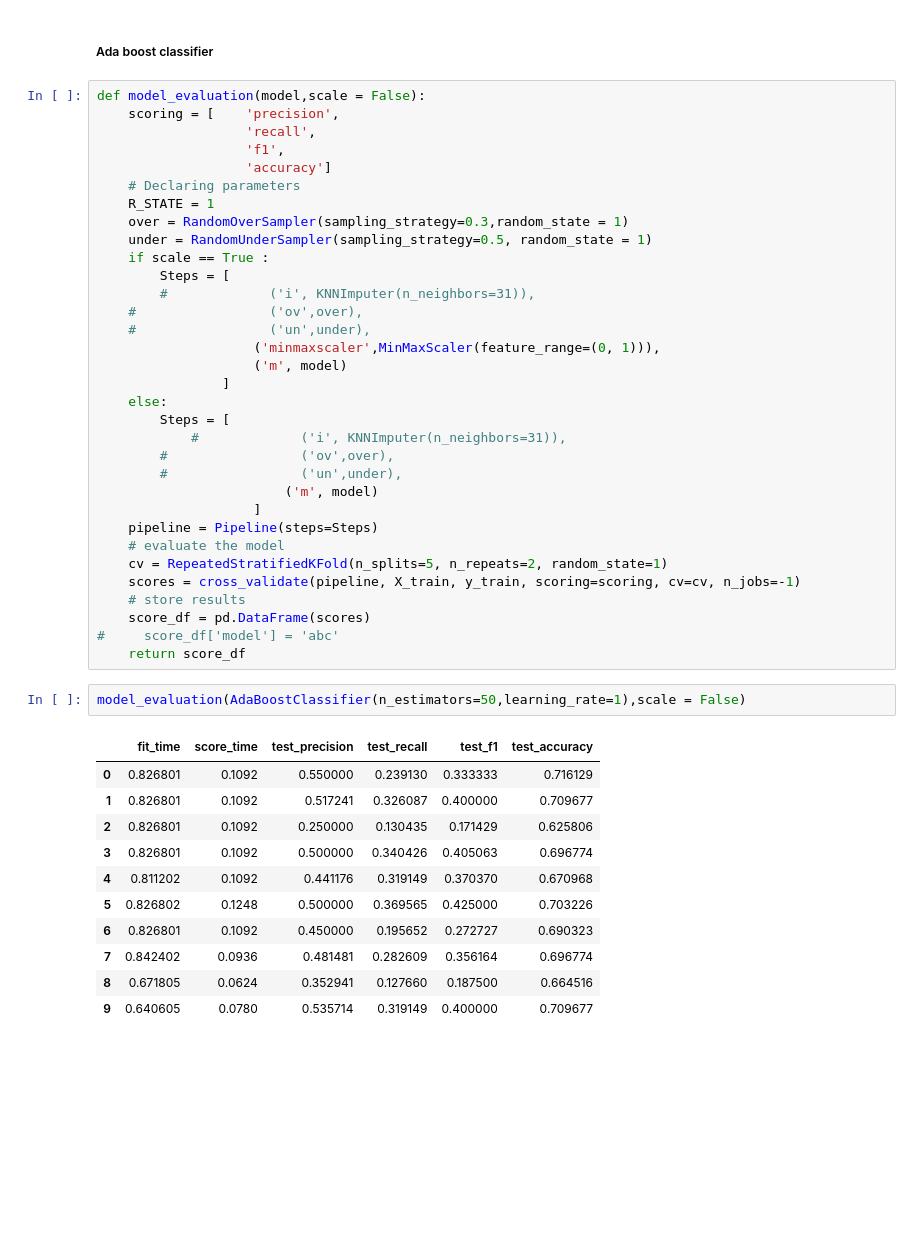
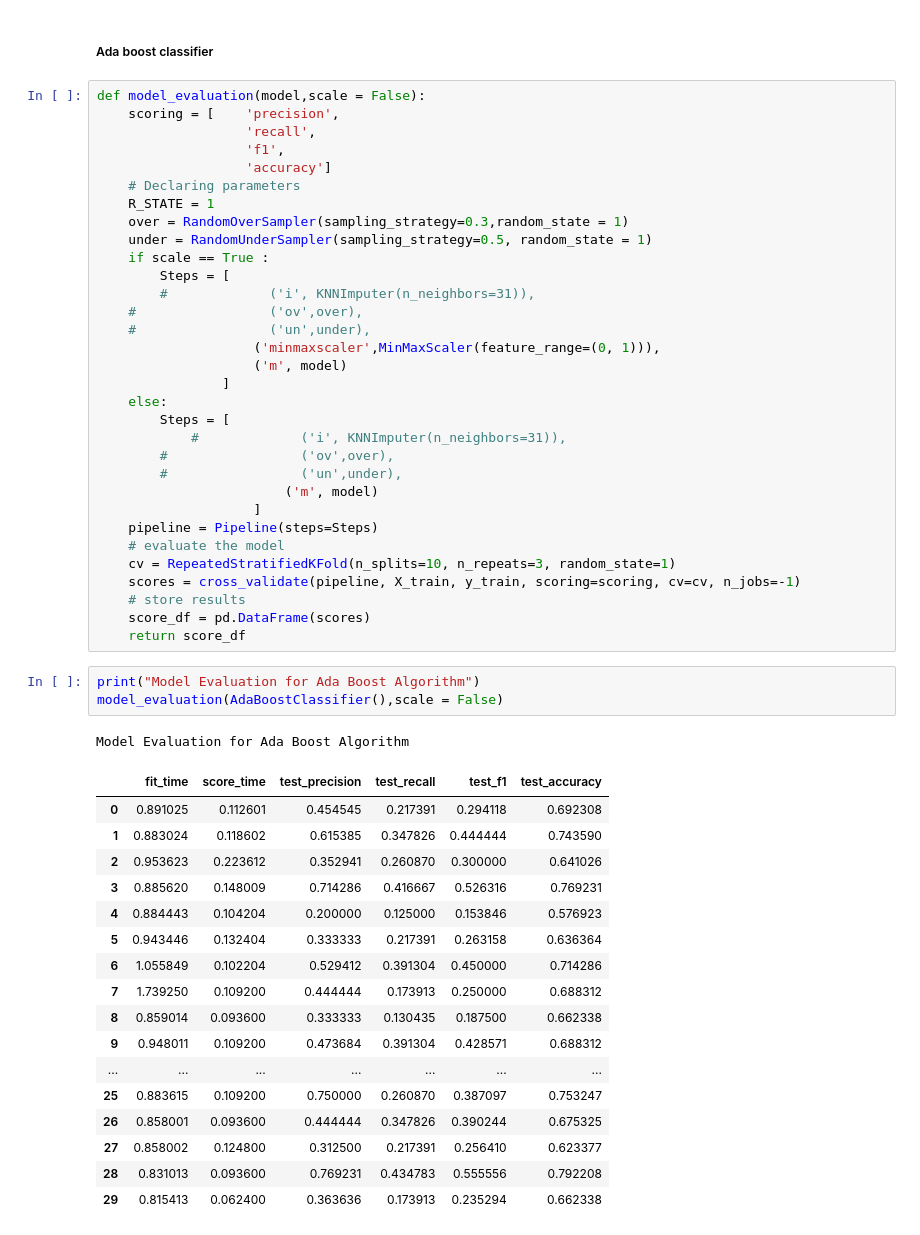
Before and after one commit to Alok2412/Direct-Marketing-Optimization, a Jupyter notebook: Propensity_Model_For_Consumer_Loan.ipynb, the cells around one changed output. Cells and saved outputs as stored; diff of their text form; blank space fills up the shorter version.

```diff
--- a/Propensity_Model_For_Consumer_Loan.ipynb
+++ b/Propensity_Model_For_Consumer_Loan.ipynb
@@ -350,23 +350,30 @@ def model_evaluation(model,scale = False):
                     ]
     pipeline = Pipeline(steps=Steps)
     # evaluate the model
-    cv = RepeatedStratifiedKFold(n_splits=5, n_repeats=2, random_state=1)
+    cv = RepeatedStratifiedKFold(n_splits=10, n_repeats=3, random_state=1)
     scores = cross_validate(pipeline, X_train, y_train, scoring=scoring, cv=cv, n_jobs=-1)
     # store results
     score_df = pd.DataFrame(scores)
-#     score_df['model'] = 'abc'
     return score_df
-# %%
-model_evaluation(AdaBoostClassifier(n_estimators=50,learning_rate=1),scale = False)
-# %% [output]
-|  | fit_time | score_time | test_precision | test_recall | test_f1 | test_accuracy |
-| 0 | 0.826801 | 0.1092 | 0.550000 | 0.239130 | 0.333333 | 0.716129 |
-| 1 | 0.826801 | 0.1092 | 0.517241 | 0.326087 | 0.400000 | 0.709677 |
-| 2 | 0.826801 | 0.1092 | 0.250000 | 0.130435 | 0.171429 | 0.625806 |
-| 3 | 0.826801 | 0.1092 | 0.500000 | 0.340426 | 0.405063 | 0.696774 |
-| 4 | 0.811202 | 0.1092 | 0.441176 | 0.319149 | 0.370370 | 0.670968 |
-| 5 | 0.826802 | 0.1248 | 0.500000 | 0.369565 | 0.425000 | 0.703226 |
-| 6 | 0.826801 | 0.1092 | 0.450000 | 0.195652 | 0.272727 | 0.690323 |
-| 7 | 0.842402 | 0.0936 | 0.481481 | 0.282609 | 0.356164 | 0.696774 |
-| 8 | 0.671805 | 0.0624 | 0.352941 | 0.127660 | 0.187500 | 0.664516 |
-| 9 | 0.640605 | 0.0780 | 0.535714 | 0.319149 | 0.400000 | 0.709677 |
+# %%
+print("Model Evaluation for Ada Boost Algorithm")
+model_evaluation(AdaBoostClassifier(),scale = False)
+# %% [output]
+Model Evaluation for Ada Boost Algorithm
+|  | fit_time | score_time | test_precision | test_recall | test_f1 | test_accuracy |
+| 0 | 0.891025 | 0.112601 | 0.454545 | 0.217391 | 0.294118 | 0.692308 |
+| 1 | 0.883024 | 0.118602 | 0.615385 | 0.347826 | 0.444444 | 0.743590 |
+| 2 | 0.953623 | 0.223612 | 0.352941 | 0.260870 | 0.300000 | 0.641026 |
+| 3 | 0.885620 | 0.148009 | 0.714286 | 0.416667 | 0.526316 | 0.769231 |
+| 4 | 0.884443 | 0.104204 | 0.200000 | 0.125000 | 0.153846 | 0.576923 |
+| 5 | 0.943446 | 0.132404 | 0.333333 | 0.217391 | 0.263158 | 0.636364 |
+| 6 | 1.055849 | 0.102204 | 0.529412 | 0.391304 | 0.450000 | 0.714286 |
+| 7 | 1.739250 | 0.109200 | 0.444444 | 0.173913 | 0.250000 | 0.688312 |
+| 8 | 0.859014 | 0.093600 | 0.333333 | 0.130435 | 0.187500 | 0.662338 |
+| 9 | 0.948011 | 0.109200 | 0.473684 | 0.391304 | 0.428571 | 0.688312 |
+| ... | ... | ... | ... | ... | ... | ... |
+| 25 | 0.883615 | 0.109200 | 0.750000 | 0.260870 | 0.387097 | 0.753247 |
+| 26 | 0.858001 | 0.093600 | 0.444444 | 0.347826 | 0.390244 | 0.675325 |
+| 27 | 0.858002 | 0.124800 | 0.312500 | 0.217391 | 0.256410 | 0.623377 |
+| 28 | 0.831013 | 0.093600 | 0.769231 | 0.434783 | 0.555556 | 0.792208 |
+| 29 | 0.815413 | 0.062400 | 0.363636 | 0.173913 | 0.235294 | 0.662338 |
```
Also changed, not shown: parts of 15 cells of this notebook.
